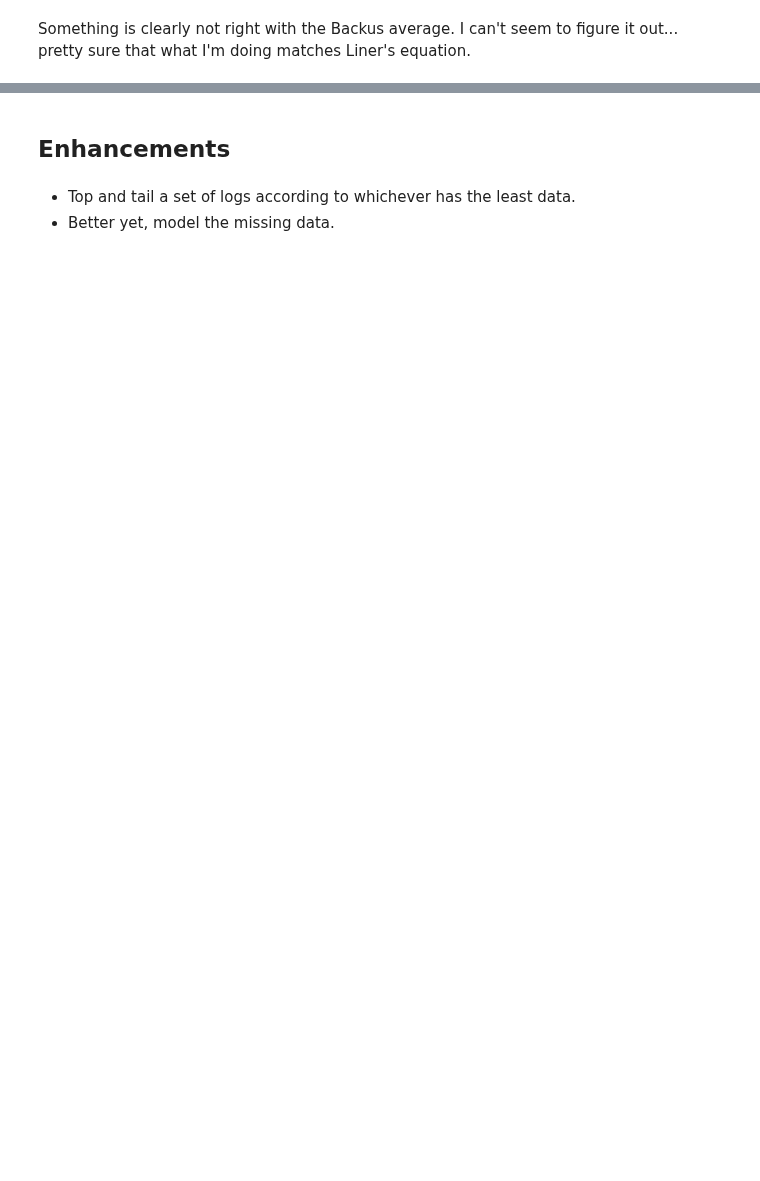
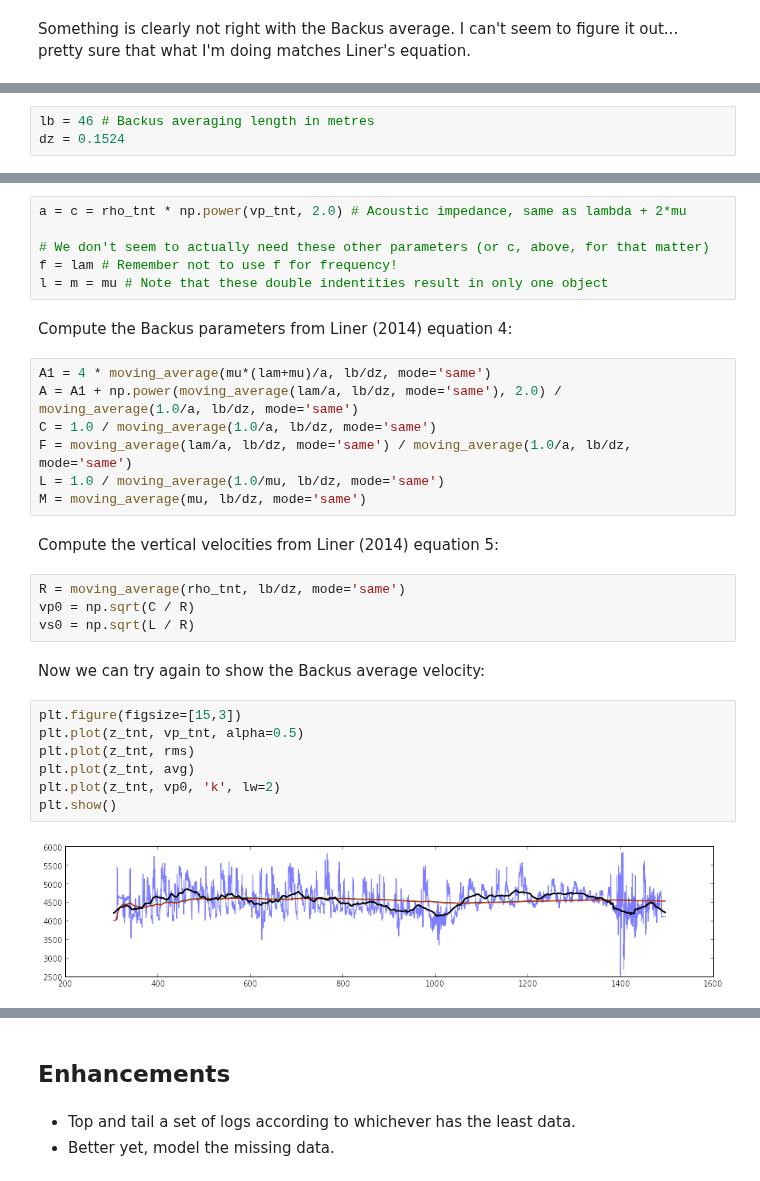
Before and after one commit to kwinkunks/notebooks, a Jupyter notebook: Backus.ipynb, the cells around one changed output, grey strips where cells are left out. Saved outputs shown, nothing was run; the diff lists cells and outputs as text; blank space fills up the shorter version.

```diff
--- a/Backus.ipynb
+++ b/Backus.ipynb
@@ -174,0 +274,3 @@ Something is clearly not right with the Backus average. I can't seem to figure i
+# %%
+lb = 46 # Backus averaging length in metres
+dz = 0.1524
@@ -174,0 +288,32 @@ Something is clearly not right with the Backus average. I can't seem to figure i
+# %%
+a = c = rho_tnt * np.power(vp_tnt, 2.0) # Acoustic impedance, same as lambda + 2*mu
+
+# We don't seem to actually need these other parameters (or c, above, for that matter)
+f = lam # Remember not to use f for frequency!
+l = m = mu # Note that these double indentities result in only one object
+# %% [markdown]
+Compute the Backus parameters from Liner (2014) equation 4:
+# %%
+A1 = 4 * moving_average(mu*(lam+mu)/a, lb/dz, mode='same')
+A = A1 + np.power(moving_average(lam/a, lb/dz, mode='same'), 2.0) / moving_average(1.0/a, lb/dz, mode='same')
+C = 1.0 / moving_average(1.0/a, lb/dz, mode='same')
+F = moving_average(lam/a, lb/dz, mode='same') / moving_average(1.0/a, lb/dz, mode='same')
+L = 1.0 / moving_average(1.0/mu, lb/dz, mode='same')
+M = moving_average(mu, lb/dz, mode='same')
+# %% [markdown]
+Compute the vertical velocities from Liner (2014) equation 5:
+# %%
+R = moving_average(rho_tnt, lb/dz, mode='same')
+vp0 = np.sqrt(C / R)
+vs0 = np.sqrt(L / R)
+# %% [markdown]
+Now we can try again to show the Backus average velocity:
+# %%
+plt.figure(figsize=[15,3])
+plt.plot(z_tnt, vp_tnt, alpha=0.5)
+plt.plot(z_tnt, rms)
+plt.plot(z_tnt, avg)
+plt.plot(z_tnt, vp0, 'k', lw=2)
+plt.show()
+# %% [output]
+[figure, added]
```
Also changed, not shown: parts of 35 cells of this notebook.
